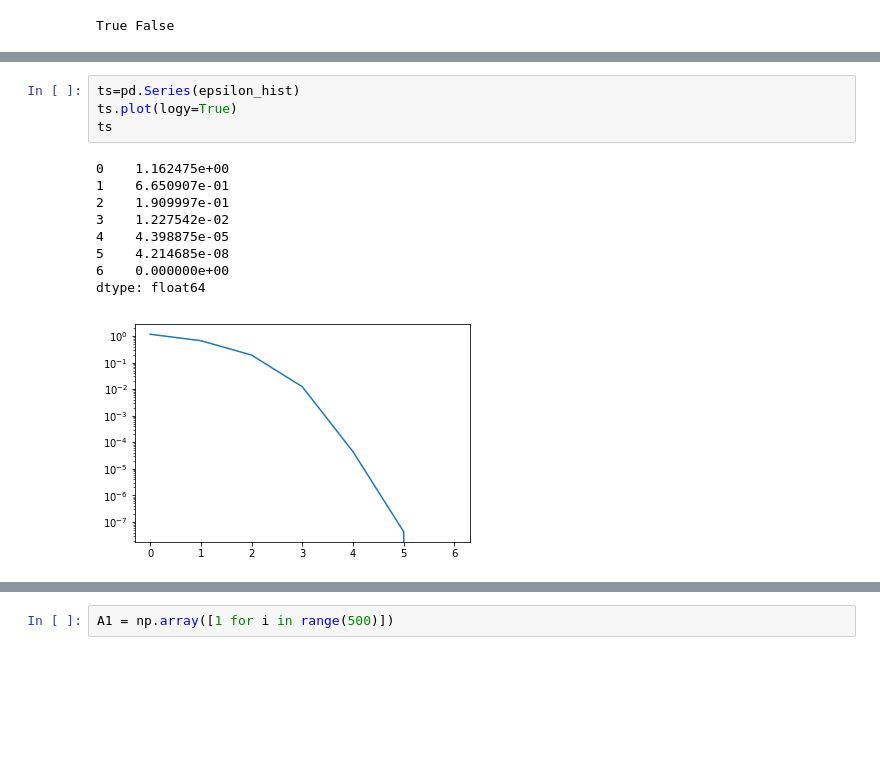
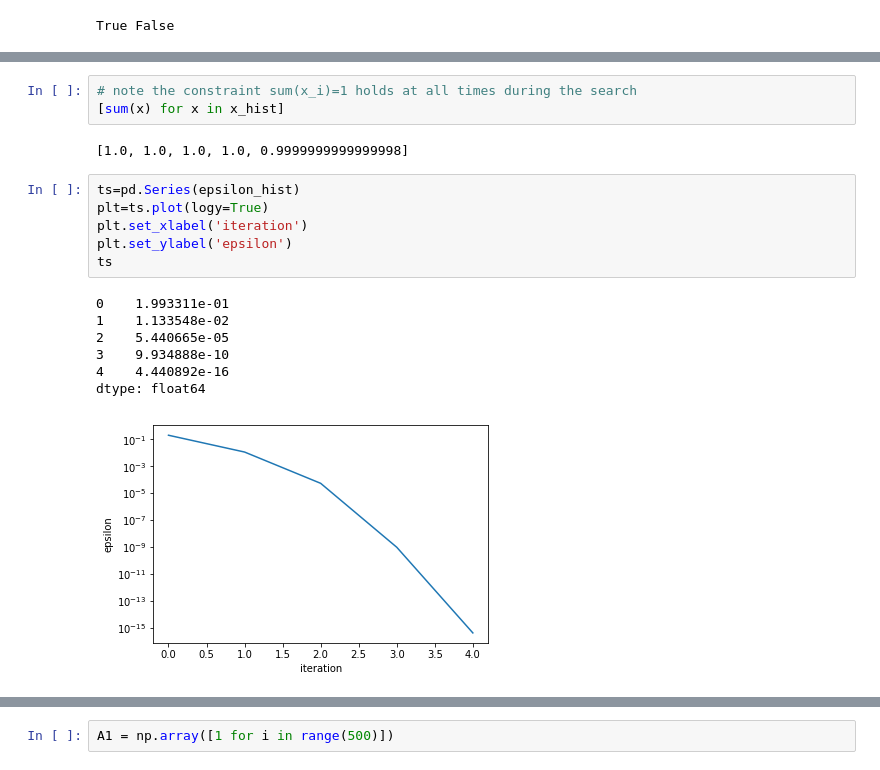
Before and after one commit to jjusuf/MTH-9842, a Jupyter notebook: HW4/9842HW4_GroupL.ipynb, the cells around one changed output, grey strips where cells are left out. Drawn from its saved outputs; the diff is of its cells as text; blank space fills up the shorter version.

```diff
--- a/HW4/9842HW4_GroupL.ipynb
+++ b/HW4/9842HW4_GroupL.ipynb
@@ -435,14 +505,19 @@ epsilon_hist
+# %%
+# note the constraint sum(x_i)=1 holds at all times during the search
+[sum(x) for x in x_hist]
+# %% [output]
+[1.0, 1.0, 1.0, 1.0, 0.9999999999999998]
 # %%
 ts=pd.Series(epsilon_hist)
-ts.plot(logy=True)
+plt=ts.plot(logy=True)
+plt.set_xlabel('iteration')
+plt.set_ylabel('epsilon')
 ts
 # %% [output]
-0    1.162475e+00
-1    6.650907e-01
-2    1.909997e-01
-3    1.227542e-02
-4    4.398875e-05
-5    4.214685e-08
-6    0.000000e+00
+0    1.993311e-01
+1    1.133548e-02
+2    5.440665e-05
+3    9.934888e-10
+4    4.440892e-16
 dtype: float64
-[figure, old version]
+[figure, new version]
```
Also changed, not shown: parts of 26 cells of this notebook.
